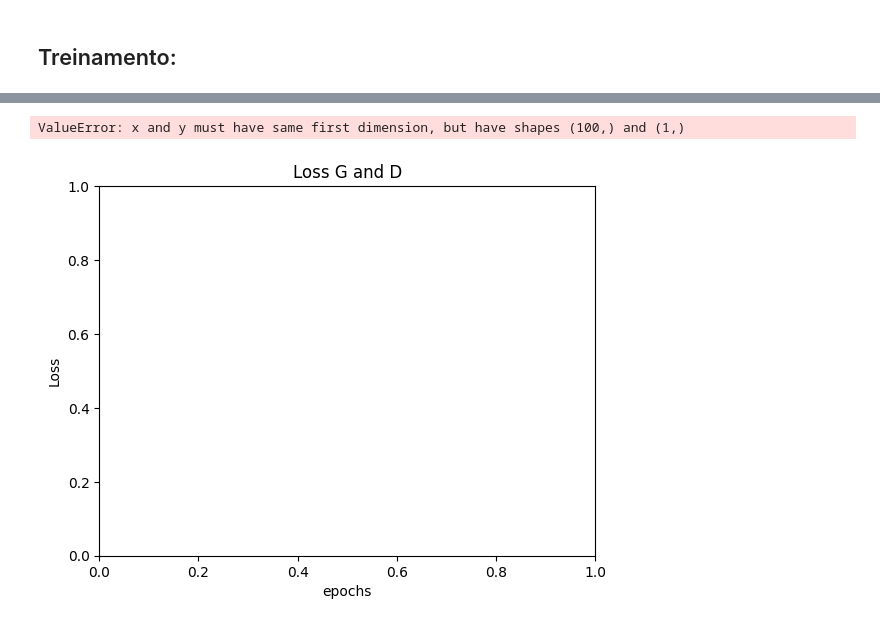
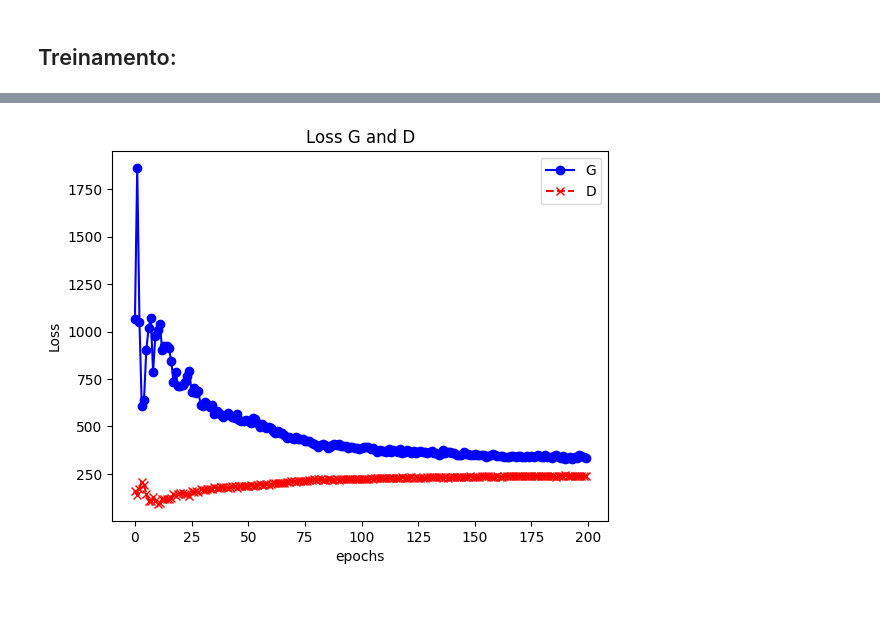
Before and after one commit to FelipeMeiga/tcc, a Jupyter notebook: gan.ipynb, the cells around one changed output, grey strips where cells are left out. Saved outputs shown, nothing was run; the diff lists cells and outputs as text; code cells hidden in the pictures.

```diff
--- a/gan.ipynb
+++ b/gan.ipynb
@@ -15,9 +15,9 @@ import random
 ## Configurando o dataset e os hiperparametros:
 # %%
 batch_size = 128
-latent_dim = 100
+latent_dim = 20
 lr = 0.0002
-epochs = 100
+epochs = 200
 device = torch.device('cuda' if torch.cuda.is_available() else 'cpu')
 
 print(device)
@@ -128,6 +130,9 @@ for epoch in range(epochs):
     torch.save(generator.state_dict(), f'./epochs_gan/g/g_epoch_{epoch + 1}.pth')
     torch.save(discriminator.state_dict(), f'./epochs_gan/d/d_epoch_{epoch + 1}.pth')
 
+    g_loss_per_epoch.append(g_loss_accumulated)
+    d_loss_per_epoch.append(d_loss_accumulated)
+
 plt.title('Loss G and D')
 plt.xlabel('epochs')
 plt.ylabel('Loss')
@@ -149,2 +164 @@ plt.show()
-ValueError: x and y must have same first dimension, but have shapes (100,) and (1,)
-[figure, old version]
+[figure, new version]
```
Also changed, not shown: parts of 4 cells of this notebook, 1 other file.
